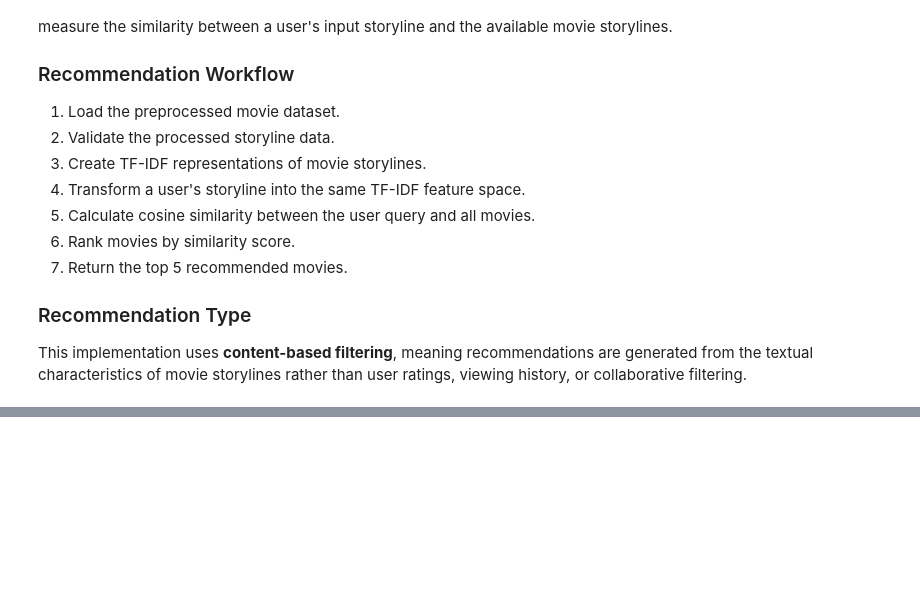
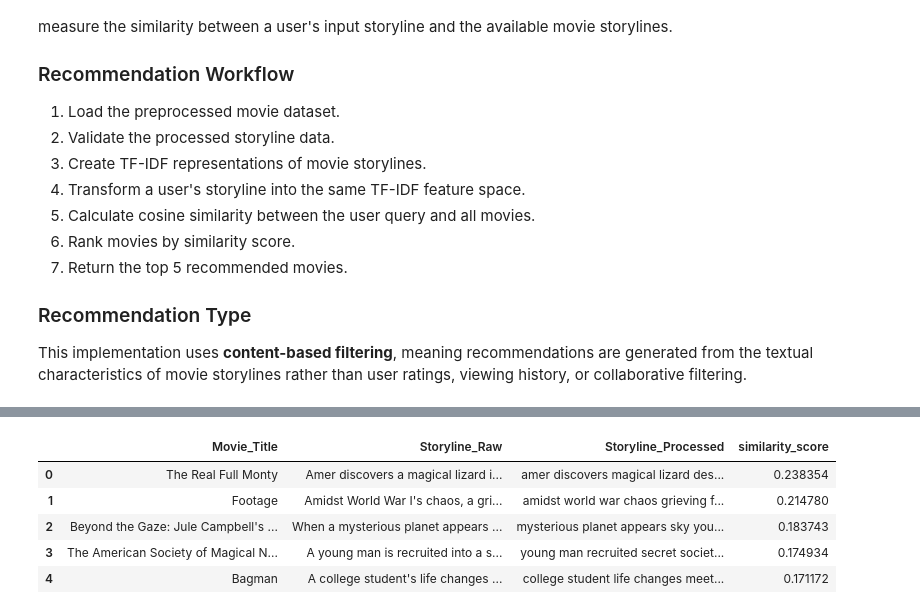
Before and after one commit to SICE-Logs/IMDb_Movie_Recommendation_System, a Jupyter notebook: notebooks/3_Recommender_System.ipynb, the cells around one changed output, grey strips where cells are left out. Saved outputs shown, nothing was run; the diff lists cells and outputs as text; code cells hidden in the pictures; blank space fills up the shorter version.

```diff
--- a/notebooks/3_Recommender_System.ipynb
+++ b/notebooks/3_Recommender_System.ipynb
@@ -57,0 +60,4 @@ ImportError: cannot import name 'PROCESSED_DATA_PATH' from 'src.config' (d:\Proj
+# %%
+df = pd.read_csv(PROCESSED_DATA_PATH)
+
+df.head()
@@ -57,0 +106,8 @@ ImportError: cannot import name 'PROCESSED_DATA_PATH' from 'src.config' (d:\Proj
+# %%
+tfidf = TfidfVectorizer(
+    stop_words="english"
+)
+# %%
+tfidf_matrix = tfidf.fit_transform(
+    df["Storyline_Processed"]
+)
@@ -57,0 +221,19 @@ ImportError: cannot import name 'PROCESSED_DATA_PATH' from 'src.config' (d:\Proj
+# %%
+query = """
+A young hero discovers a hidden magical world and must
+fight a powerful enemy while protecting the people he loves.
+"""
+
+recommendations = recommend_movies(
+    query,
+    top_n=5
+)
+
+recommendations
+# %% [output]
+|  | Movie_Title | Storyline_Raw | Storyline_Processed | similarity_score |
+| 0 | The Real Full Monty | Amer discovers a magical lizard i... | amer discovers magical lizard des... | 0.238354 |
+| 1 | Footage | Amidst World War I's chaos, a gri... | amidst world war chaos grieving f... | 0.214780 |
+| 2 | Beyond the Gaze: Jule Campbell's ... | When a mysterious planet appears ... | mysterious planet appears sky you... | 0.183743 |
+| 3 | The American Society of Magical N... | A young man is recruited into a s... | young man recruited secret societ... | 0.174934 |
+| 4 | Bagman | A college student's life changes ... | college student life changes meet... | 0.171172 |
```
Also changed, not shown: parts of 32 cells of this notebook, 1 other file.
